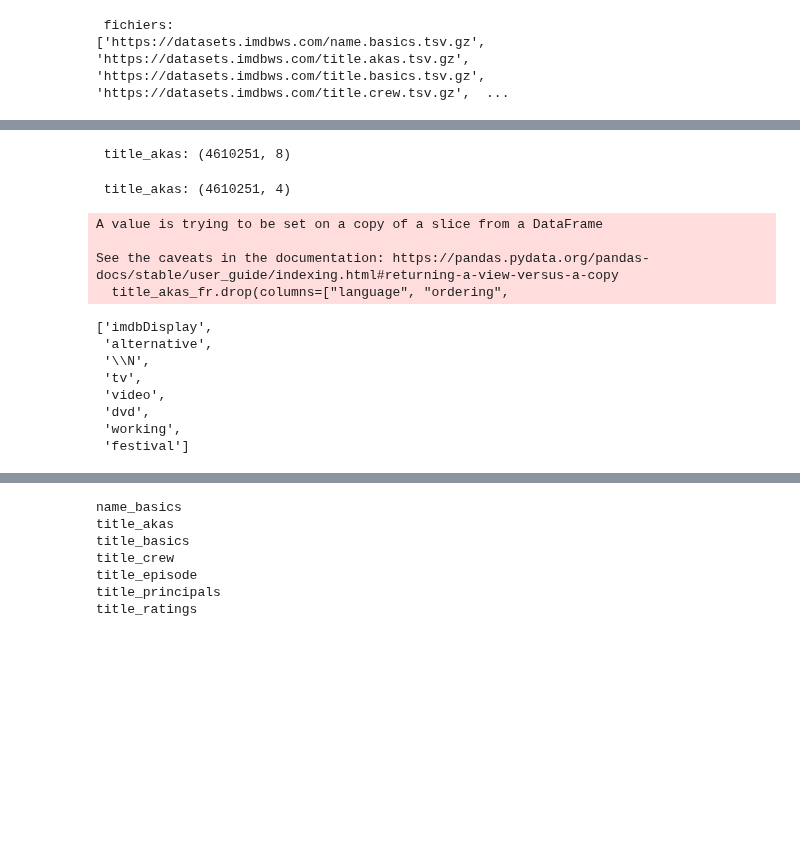
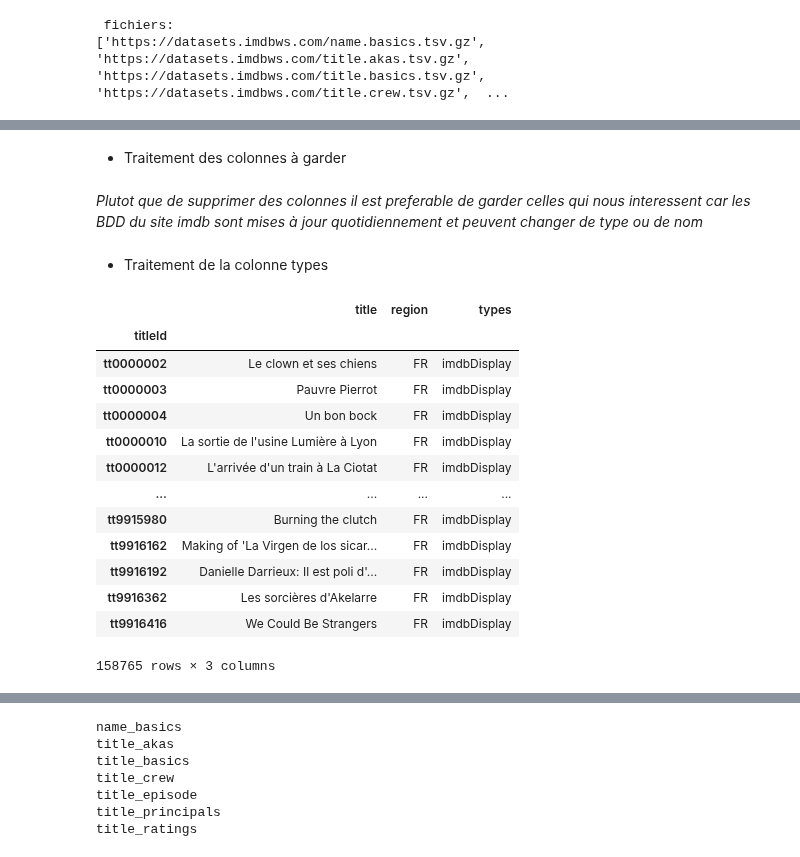
Before and after one commit to bigmoletos/WildCodeSchool_formation_IA_nov2023, a Jupyter notebook: Projets/Projet2_NetFlix/recommandation_films.ipynb, the cells around one changed output, grey strips where cells are left out. Cells and saved outputs as stored; diff of their text form; code cells hidden in the pictures; blank space fills up the shorter version.

```diff
--- a/Projets/Projet2_NetFlix/recommandation_films.ipynb
+++ b/Projets/Projet2_NetFlix/recommandation_films.ipynb
@@ -164,0 +220,3 @@ array(['UA', 'DE', 'HU', 'GR', 'RU', 'US', '\\N', 'JP', 'FR', 'RO', 'GB',
+# %%
+# par securité on travaille sur un double du df
+title_akas2 = title_akas.copy()
@@ -165,38 +225,47 @@ array(['UA', 'DE', 'HU', 'GR', 'RU', 'US', '\\N', 'JP', 'FR', 'RO', 'GB',
 # %%
-#  Traitement du df "title_akas"
-# on ne filtre que les films francais
-filtre_fr = title_akas['region'] == "FR"
-title_akas_fr = title_akas[filtre_fr]
+#  Traitement de la colonne region
+#  on ne filtre que les films francais
 print(f"\n title_akas: {title_akas_fr.shape} ")
+liste_region=title_akas['region'].unique().tolist()
+print(f"\nliste_region :{liste_region} ")
+filtre_fr = title_akas2['region'] == "FR"
+title_akas_fr = title_akas2[filtre_fr]
+print(f"\n title_akas: {title_akas_fr.shape} ")
-# %% [output]
- title_akas: (4610251, 8)
+# %% [markdown]
+- Traitement des colonnes à garder
+# %% [markdown]
+_Plutot que de supprimer des colonnes il est preferable de garder celles qui nous interessent car  les BDD du site imdb sont mises à jour quotidiennement et peuvent changer de type ou de nom_
+# %%
+# liste colonnes: ['titleId', 'ordering', 'title', 'region', 'language', 'types', 'attributes', 'isOriginalTitle']`
+# on garde que les  colonnes suivantes ['titleId', 'title', 'region', 'types']`
+title_akas_fr = title_akas_fr[['titleId', 'title', 'region', 'types']]
+# %% [markdown]
+- Traitement de la colonne types
+# %%
+types_film=title_akas_fr["types"].unique().tolist()
+print(f"\ntypes_film :\n{types_film}")
+# surla liste des types ['imdbDisplay',
+#  ['imdbDisplay','alternative', '\\N', 'tv', 'video', 'dvd', 'working', 'festival'] on ne garde que  ['imdbDisplay','tv', 'video','festival']
+types_to_keep = ['imdbDisplay', 'tv', 'video', 'festival']
+filtre_type_film = title_akas_fr['types'].isin(types_to_keep)
+title_akas_fr = title_akas_fr[filtre_type_film]
 # %%
-# remplacement de la colonne index par titleId
+# # remplacement de la colonne index par titleId
 title_akas_fr.reset_index(drop=True, inplace=True)
-title_akas_fr.set_index("titlesId", inplace=True)
-print(f"\n title_akas: {title_akas_fr.info} ")
+title_akas_fr.set_index("titleId", inplace=True)
+title_akas_fr
+# %% [output]
+|  | title | region | types |
+| titleId |  |  |  |
+| tt0000002 | Le clown et ses chiens | FR | imdbDisplay |
+| tt0000003 | Pauvre Pierrot | FR | imdbDisplay |
+| tt0000004 | Un bon bock | FR | imdbDisplay |
+| tt0000010 | La sortie de l'usine Lumière à Lyon | FR | imdbDisplay |
+| tt0000012 | L'arrivée d'un train à La Ciotat | FR | imdbDisplay |
+| ... | ... | ... | ... |
+| tt9915980 | Burning the clutch | FR | imdbDisplay |
+| tt9916162 | Making of 'La Virgen de los sicar... | FR | imdbDisplay |
+| tt9916192 | Danielle Darrieux: Il est poli d'... | FR | imdbDisplay |
+| tt9916362 | Les sorcières d'Akelarre | FR | imdbDisplay |
+| tt9916416 | We Could Be Strangers | FR | imdbDisplay |
+158765 rows × 3 columns
-# %%
-# plutot que de supprimer des colonnes il est preferable de garder celles qui nous interessent car  les BDD du site imdb sont mises à jour quotidiennement et peuvent changer de type ou de nom ['titleId', 'ordering', 'title', 'region', 'language', 'types', 'attributes', 'isOriginalTitle']`
-# on garde les  colonnes suivantes ['titleId', 'title', 'region', 'types']`
-title_akas_fr.drop(columns=["language", "ordering",
-                   "attributes", "isOriginalTitle"], inplace=True)
-
-print(f"\n title_akas: {title_akas_fr.shape} ")
-# %% [output]
- title_akas: (4610251, 4)
-A value is trying to be set on a copy of a slice from a DataFrame
-
-See the caveats in the documentation: https://pandas.pydata.org/pandas-docs/stable/user_guide/indexing.html#returning-a-view-versus-a-copy
-  title_akas_fr.drop(columns=["language", "ordering",
-# %%
-types_film=title_akas_fr["types"].unique().tolist()
-types_film
-# %% [output]
-['imdbDisplay',
- 'alternative',
- '\\N',
- 'tv',
- 'video',
- 'dvd',
- 'working',
- 'festival']
```
Also changed, not shown: parts of 21 cells of this notebook, 2 other files.
